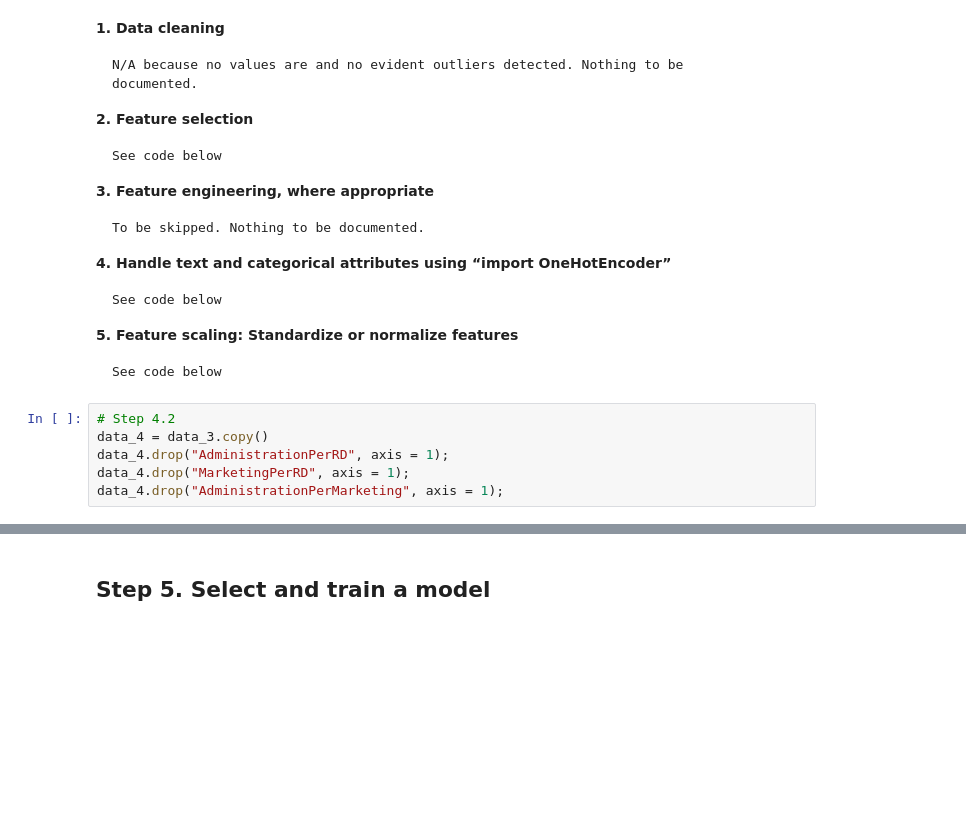
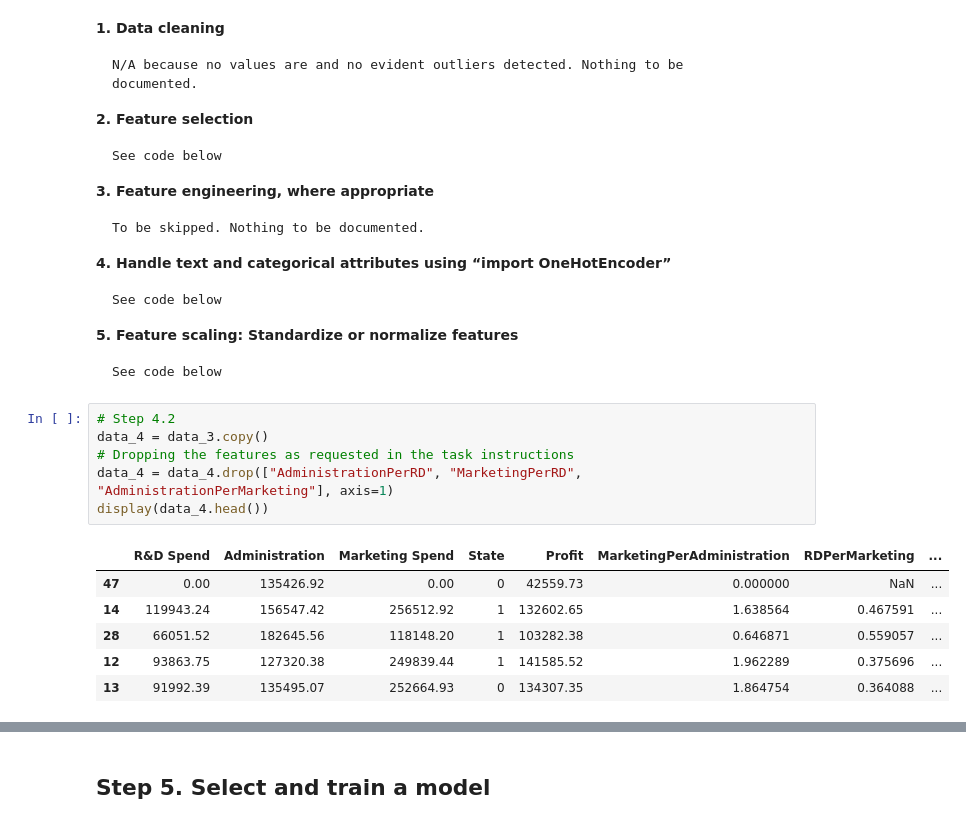
Before and after one commit to zealand-cs/50-startups, a Jupyter notebook: 50-startups.ipynb, the cells around one changed output, grey strips where cells are left out. Saved outputs shown, nothing was run; the diff lists cells and outputs as text; blank space fills up the shorter version.

Commit message:
fix: data uses correct features in prediction

```diff
--- a/50-startups.ipynb
+++ b/50-startups.ipynb
@@ -442,6 +442,13 @@ array([[<Axes: xlabel='R&D Spend', ylabel='R&D Spend'>,
 # %%
 # Step 4.2
 data_4 = data_3.copy()
-data_4.drop("AdministrationPerRD", axis = 1);
-data_4.drop("MarketingPerRD", axis = 1);
-data_4.drop("AdministrationPerMarketing", axis = 1);
+# Dropping the features as requested in the task instructions
+data_4 = data_4.drop(["AdministrationPerRD", "MarketingPerRD", "AdministrationPerMarketing"], axis=1)
+display(data_4.head())
+# %% [output]
+|  | R&D Spend | Administration | Marketing Spend | State | Profit | MarketingPerAdministration | RDPerMarketing | ... |
+| 47 | 0.00 | 135426.92 | 0.00 | 0 | 42559.73 | 0.000000 | NaN | ... |
+| 14 | 119943.24 | 156547.42 | 256512.92 | 1 | 132602.65 | 1.638564 | 0.467591 | ... |
+| 28 | 66051.52 | 182645.56 | 118148.20 | 1 | 103282.38 | 0.646871 | 0.559057 | ... |
+| 12 | 93863.75 | 127320.38 | 249839.44 | 1 | 141585.52 | 1.962289 | 0.375696 | ... |
+| 13 | 91992.39 | 135495.07 | 252664.93 | 0 | 134307.35 | 1.864754 | 0.364088 | ... |
```
Also changed, not shown: parts of 14 cells of this notebook.
